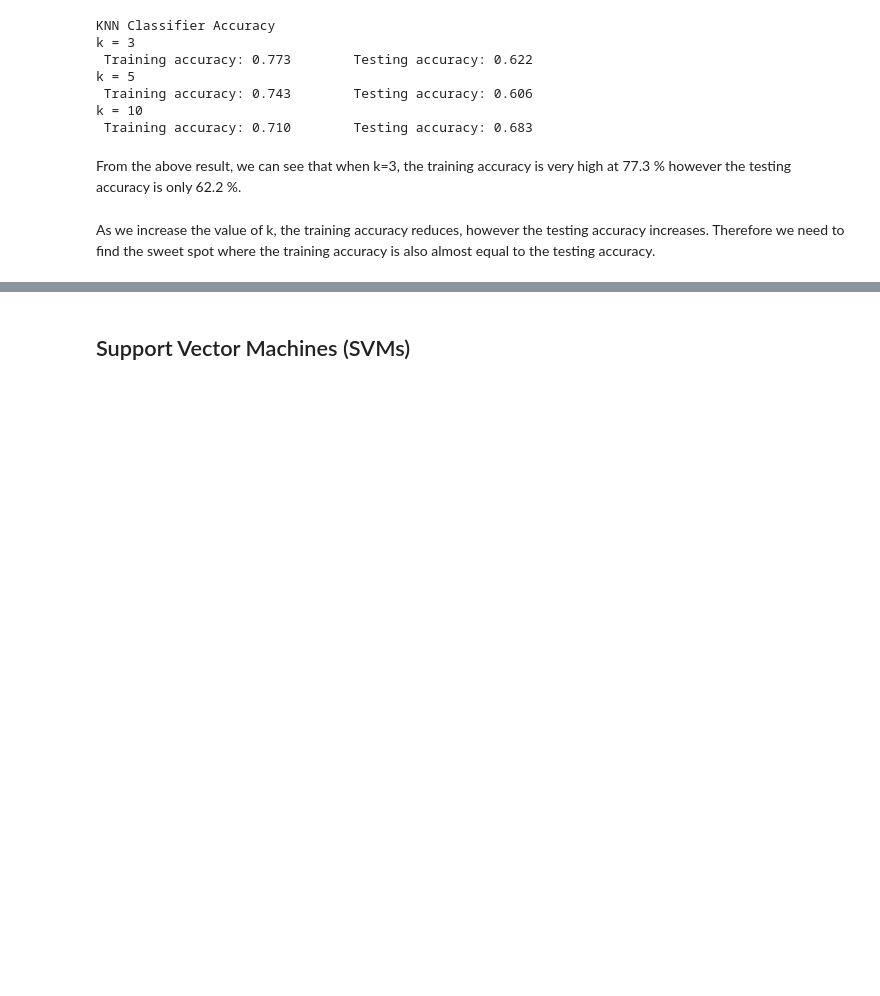
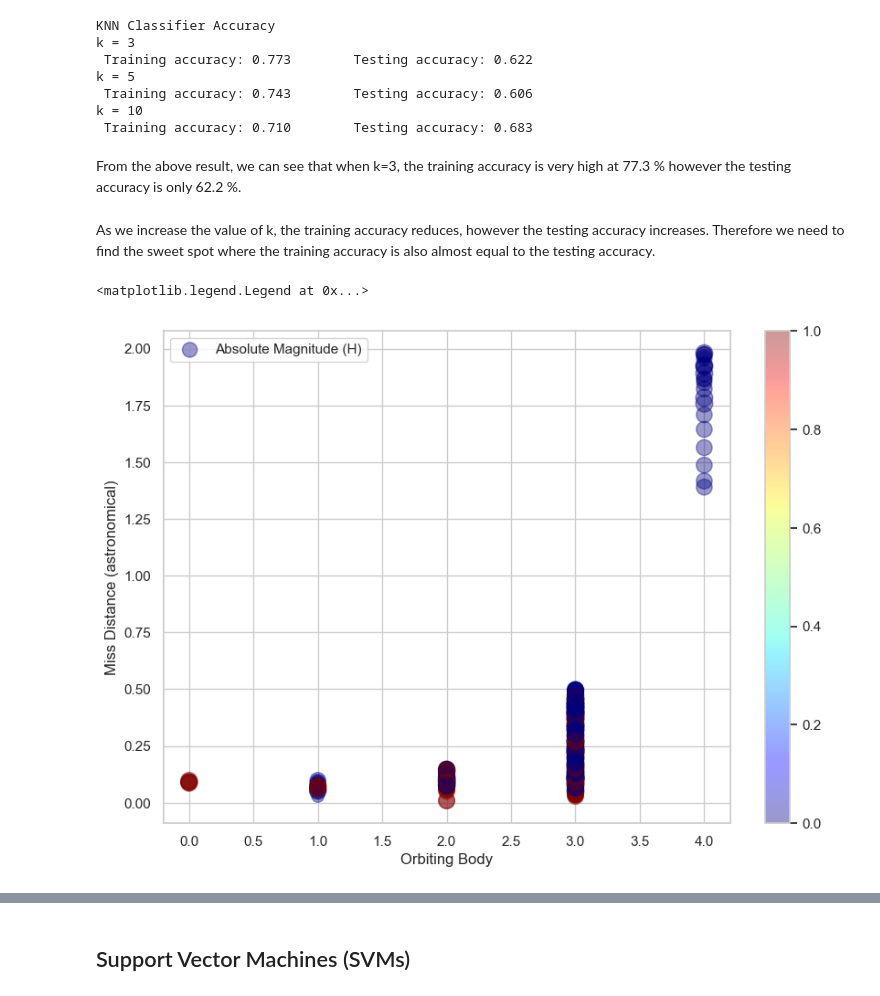
Before and after one commit to rkaushick-neu/info6105-data_science, a Jupyter notebook: Assignment2B/RishLK_Assignment2A_2B.ipynb, the cells around one changed output, grey strips where cells are left out. Saved outputs shown, nothing was run; the diff lists cells and outputs as text; code cells hidden in the pictures; blank space fills up the shorter version.

Commit message:
Did some visualizations, and added SVMs - Linear & RBF.

```diff
--- a/Assignment2B/RishLK_Assignment2A_2B.ipynb
+++ b/Assignment2B/RishLK_Assignment2A_2B.ipynb
@@ -765,3 +765,12 @@ k = 10
 From the above result, we can see that when k=3, the training accuracy is very high at 77.3 % however the testing accuracy is only 62.2 %.
 # %% [markdown]
 As we increase the value of k, the training accuracy reduces, however the testing accuracy increases. Therefore we need to find the sweet spot where the training accuracy is also almost equal to the testing accuracy.
+# %%
+# Let us try to visualize the data in a graph
+neo_trainset.plot(kind="scatter", x="Orbiting Body", y="Miss Distance (astronomical)", alpha=0.4,
+            s=neo_trainset["Absolute Magnitude (H)"]*10, label="Absolute Magnitude (H)", figsize=(10,7),
+            c=neo_trainset["Is Potentially Hazardous"], colormap=plt.get_cmap("jet"), colorbar=True)
+plt.legend()
+# %% [output]
+<matplotlib.legend.Legend at 0x...>
+[figure, added]
```
Also changed, not shown: parts of 14 cells of this notebook.
